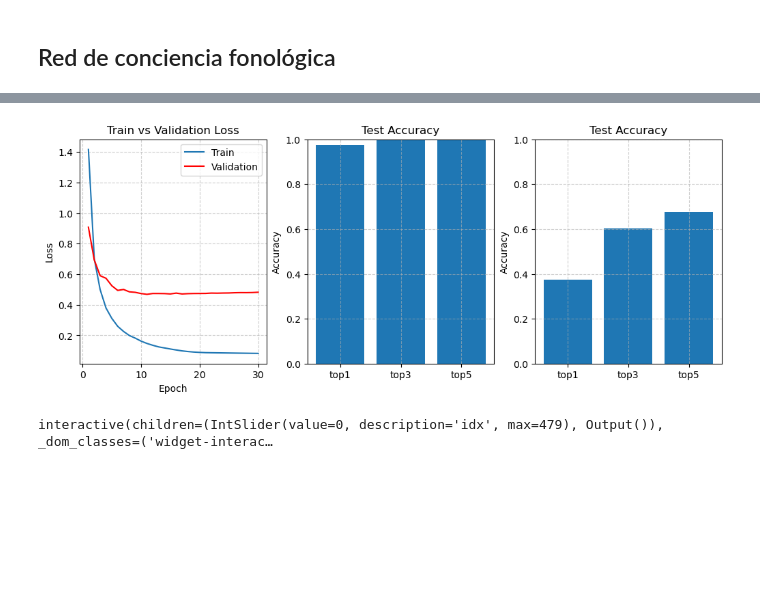
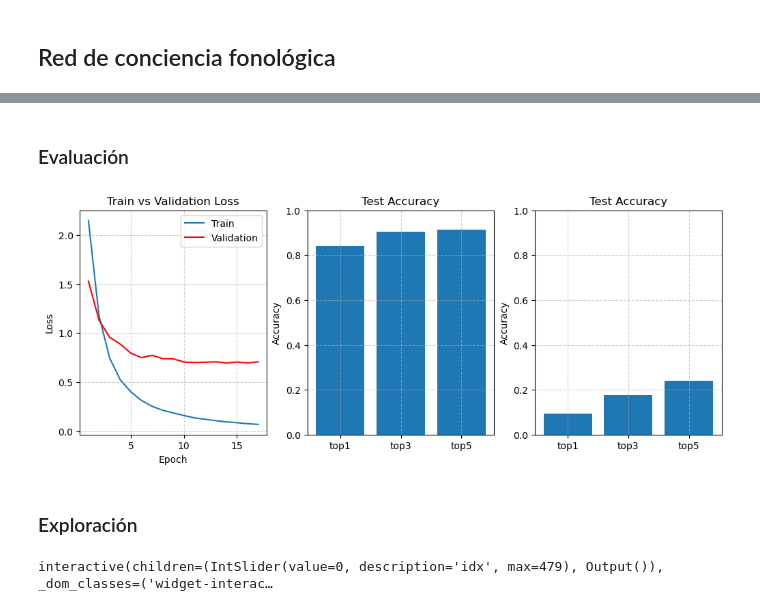
Before and after one commit to martindsq/from-speech, a Jupyter notebook: notebooks/Untitled-Copy1.ipynb, the cells around one changed output, grey strips where cells are left out. Drawn from its saved outputs; the diff is of its cells as text; code cells hidden in the pictures; blank space fills up the shorter version.

```diff
--- a/notebooks/Untitled-Copy1.ipynb
+++ b/notebooks/Untitled-Copy1.ipynb
@@ -35,11 +40,14 @@ def audio_widget(waveform: torch.Tensor):
 from pathlib import Path
 from cowaver.utils import encontrar_dispositivo
 
-DEVICE = encontrar_dispositivo()
+# Idioma, puede ser "french" o "spanish"
+LANGUAGE = "french"
+
+# Tamaño del dataset disponible
 DATASET_SIZE = 480
 
-# Idioma, puede ser "french" o "spanish"
-LANGUAGE = "spanish"
+# URL al checkpoint de CORnet-Z
+CORNET_CKPT_URL = "https://s3.amazonaws.com/cornet-models/cornet_z-5c427c9c.pth"
 
 # Rutas a los datos
 workspace_path = Path("../") / LANGUAGE
@@ -309,19 +323,24 @@ programme = TrainProgramme(
+# %% [markdown]
+### Evaluación
 # %%
+from cowaver.modules.reading import PhonologicalAwareness
 from cowaver.utils import evaluar_red
 from cowaver.checkpoints import cargar_checkpoint
 from cowaver.plots import graficar_train_history, graficar_test_results
 
-phonological_awareness_net = PhonologicalAwarenessNet()
-train_history = cargar_checkpoint(phonological_awareness_net, folder=checkpoints_path / "paired", silent=True)
-training_test_results = evaluar_red(phonological_awareness_net, training_data)
-generalization_test_results = evaluar_red(phonological_awareness_net, generalization_data)
+phonological_awareness = PhonologicalAwareness()
+train_history = cargar_checkpoint(phonological_awareness, folder=checkpoints_path, silent=True)
+training_test_results = evaluar_red(phonological_awareness, training_data)
+generalization_test_results = evaluar_red(phonological_awareness, generalization_data)
 
 fig, axes = plt.subplots(1, 3, figsize=(10, 4), layout="constrained")
 graficar_train_history(train_history, ax=axes[0])
 graficar_test_results(training_test_results, ax=axes[1])
 graficar_test_results(generalization_test_results, ax=axes[2])
 plt.show()
 # %% [output]
-[figure, old version]
+[figure, new version]
+# %% [markdown]
+### Exploración
 # %%
 import matplotlib.pyplot as plt
```
Also changed, not shown: parts of 33 cells of this notebook, 8 other files.
